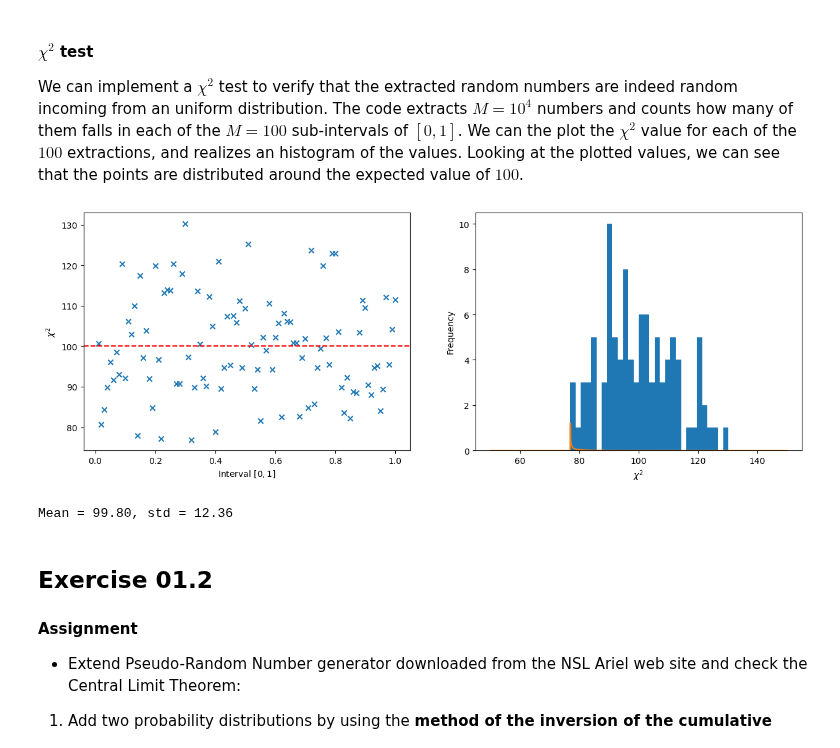
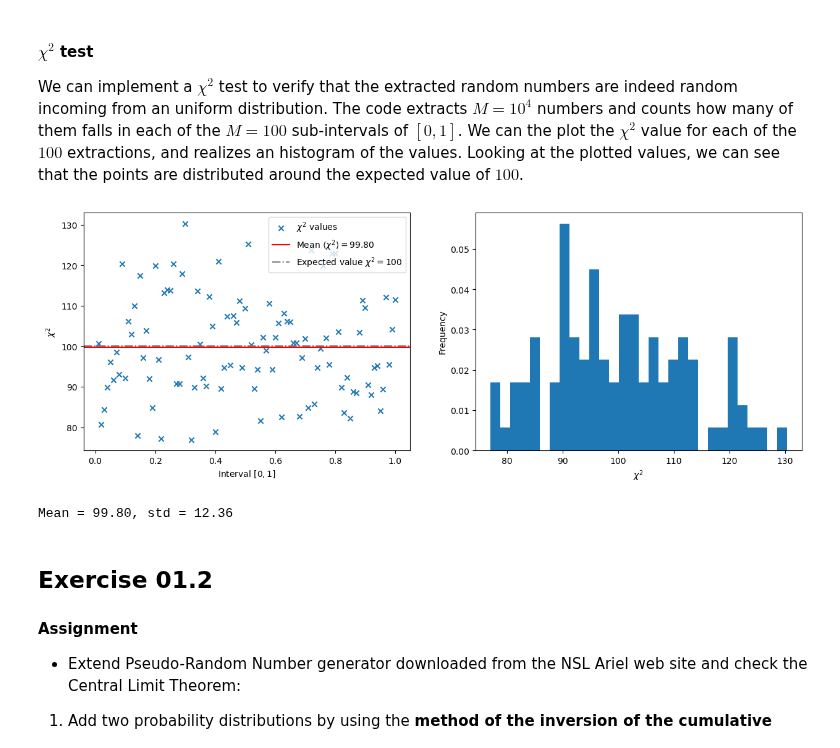
Before and after one commit to stevelonny/labsimnum, a Jupyter notebook: notebooks/exercise_01.ipynb, the cells around one changed output. Cells and saved outputs as stored; diff of their text form; code cells hidden in the pictures.

```diff
--- a/notebooks/exercise_01.ipynb
+++ b/notebooks/exercise_01.ipynb
@@ -7,6 +7,10 @@ import numpy as np
 import math
 from scipy.optimize import curve_fit
 from scipy.stats import norm, cauchy, chi2
+import scipy.stats as stats
+
+prop_cycle = plt.rcParams['axes.prop_cycle']
+colors = prop_cycle.by_key()['color']
 # %% [markdown]
 ## Exercise 01.1
 # %% [markdown]
@@ -92,23 +157,28 @@ Looking at the plotted values, we can see that the points are distributed around
 # %%
 point, chi2 = np.loadtxt("../data/ex01_1c.dat", unpack=True, usecols=(0,1))
 
 plt.figure(figsize=(15,5))
 
+mean = chi2.mean()
+std = chi2.std()
+
 plt.subplot(1,2,1)
-plt.scatter(point*(1/100), chi2, marker="x")
-plt.axhline(y=100, color='r', linestyle='--')
+plt.scatter(point*(1/100), chi2, marker="x", label=r"$\chi^2$ values")
+plt.axhline(y=mean, color='r', linestyle='-', label=r"Mean $\langle \chi^2 \rangle = {avg:.2f}$".format(avg=mean))
+plt.axhline(y=100, color='gray', linestyle='-.', label=r"Expected value $\chi^2=100$")
 plt.xlabel(r"Interval $[0,1]$")
 plt.ylabel(r"$\chi^2$")
+plt.legend()
 
 plt.subplot(1,2,2)
 plt.hist(chi2, 30, density=True)
 plt.xlabel(r"$\chi^2$")
 plt.ylabel("Frequency")
 plt.show()
 
 print("Mean = {0:.2f}, std = {1:.2f}".format(chi2.mean(), chi2.std()))
 # %% [output]
-[figure, old version]
+[figure, new version]
 Mean = 99.80, std = 12.36
 # %% [markdown]
 ## Exercise 01.2
```
Also changed, not shown: parts of 7 cells of this notebook, 4 other files.
